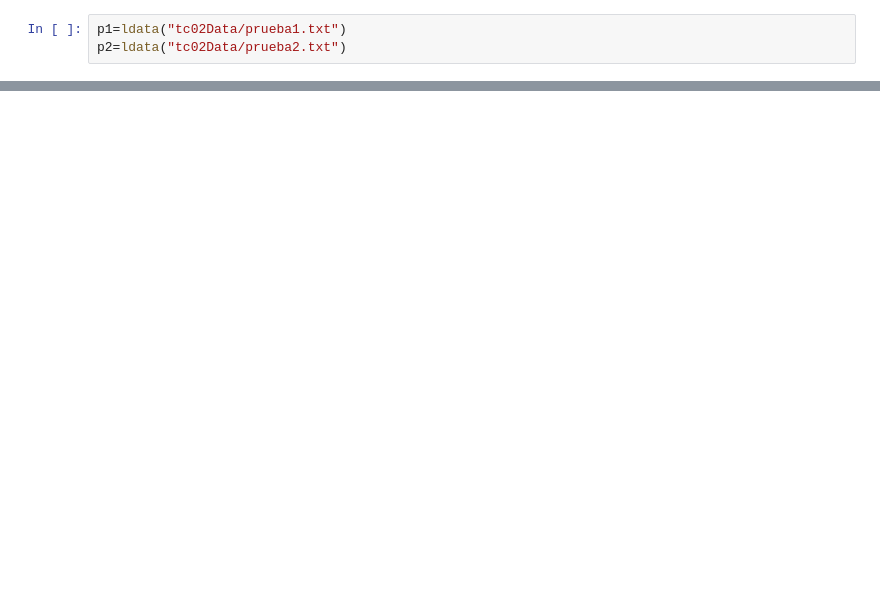
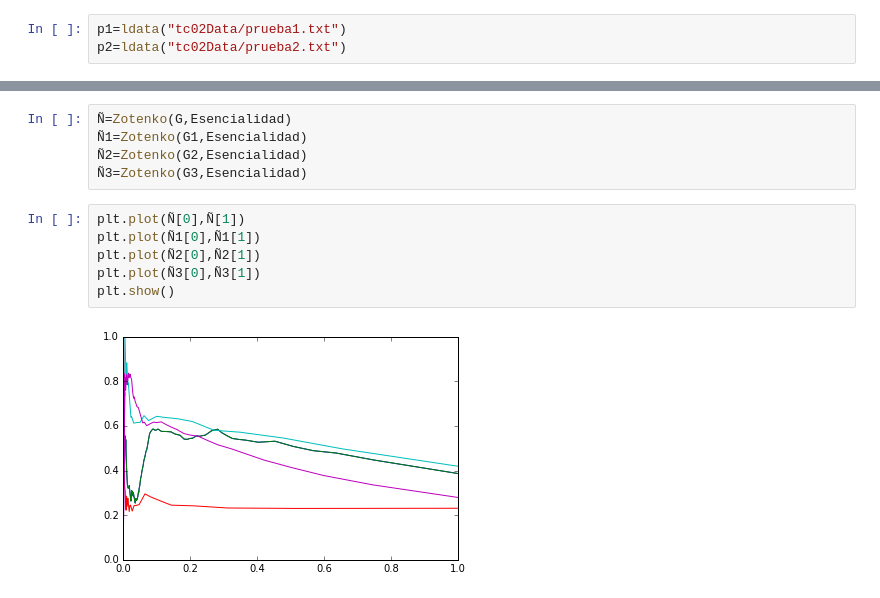
Before and after one commit to vms10/tp2, a Jupyter notebook: tp2.ipynb, the cells around one changed output, grey strips where cells are left out. Saved outputs shown, nothing was run; the diff lists cells and outputs as text; blank space fills up the shorter version.

```diff
--- a/tp2.ipynb
+++ b/tp2.ipynb
@@ -84,0 +150,13 @@ overlap(p1, p2)
+# %%
+Ñ=Zotenko(G,Esencialidad)
+Ñ1=Zotenko(G1,Esencialidad)
+Ñ2=Zotenko(G2,Esencialidad)
+Ñ3=Zotenko(G3,Esencialidad)
+# %%
+plt.plot(Ñ[0],Ñ[1])
+plt.plot(Ñ1[0],Ñ1[1])
+plt.plot(Ñ2[0],Ñ2[1])
+plt.plot(Ñ3[0],Ñ3[1])
+plt.show()
+# %% [output]
+[figure, added]
```
Also changed, not shown: parts of 12 cells of this notebook.
